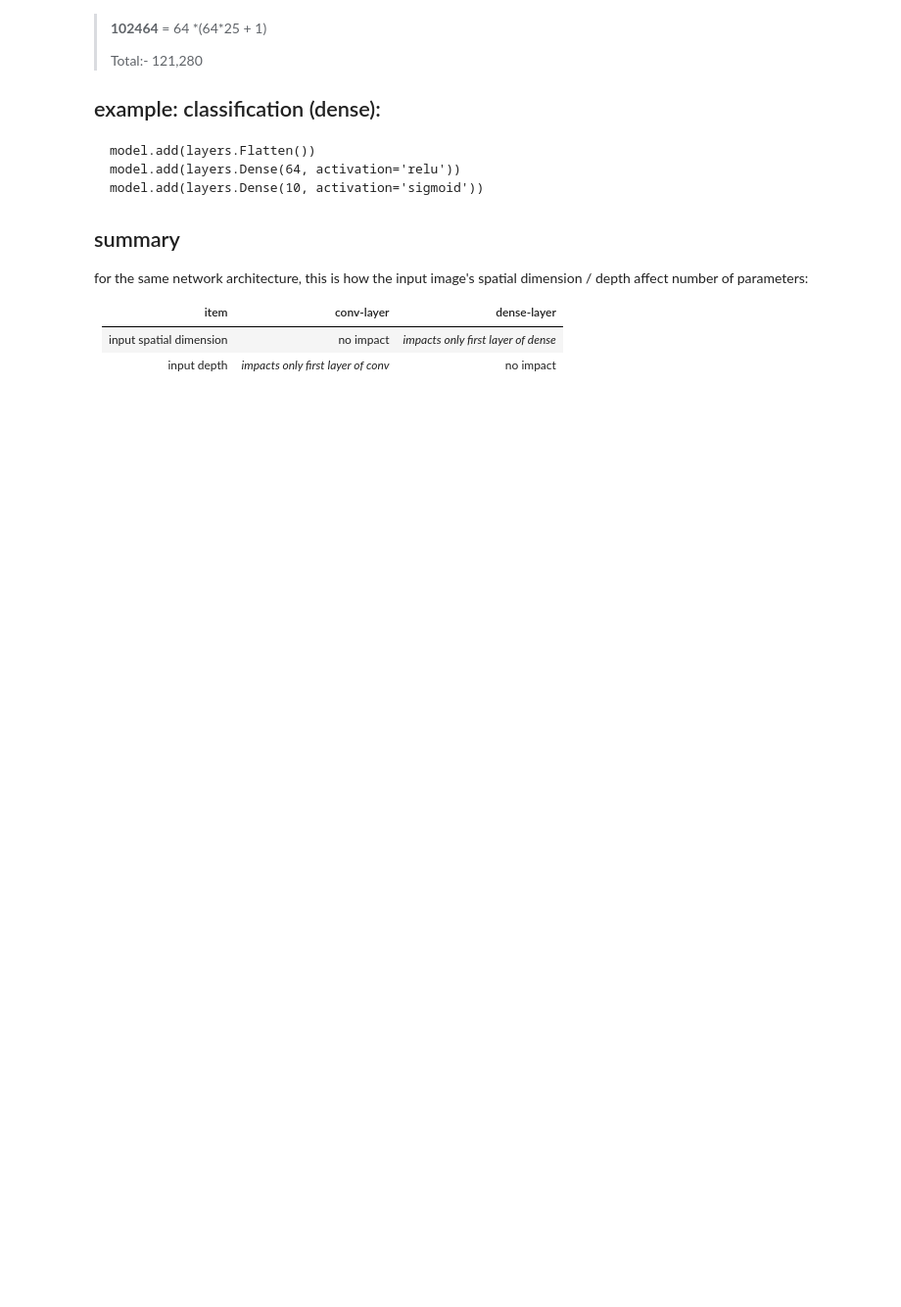
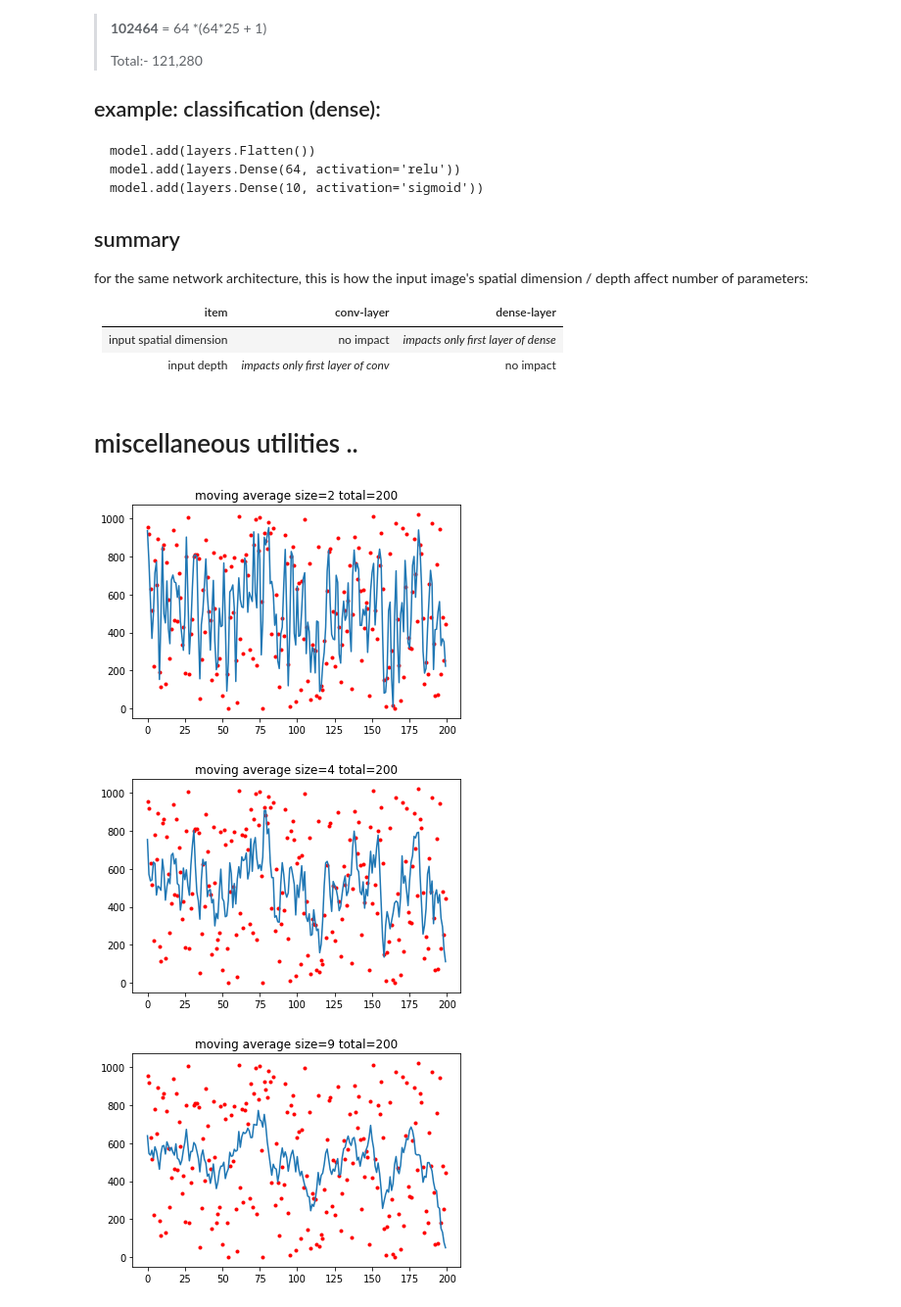
Before and after one commit to sudzam/ProjectX, a Jupyter notebook: sandbox/sudi/jupyter/misc-inituition.ipynb, the cells around one changed output. Shown at 98% size. Saved outputs shown, nothing was run; the diff lists cells and outputs as text; code cells hidden in the pictures; blank space fills up the shorter version.

Commit message:
updated, by, adding moving average ..

```diff
--- a/sandbox/sudi/jupyter/misc-inituition.ipynb
+++ b/sandbox/sudi/jupyter/misc-inituition.ipynb
@@ -247,3 +247,48 @@ for the same network architecture, this is how the input image's spatial dimensi
 |---|---|---
 |input spatial dimension|no impact| *impacts only first layer of dense*
 |input depth | *impacts only first layer of conv* | no impact
+# %% [markdown]
+# miscellaneous utilities ..
+# %%
+# moving average ..
+def moving_average(data,mov_avg_size=2):
+
+    # adduming data is of type ndarray
+    num_data     = data.size
+
+    nums  = data.reshape(num_data,)
+    acc   = np.zeros(num_data)
+    nnums = np.append(nums,np.zeros(mov_avg_size,))
+    num_el=len(nnums)
+
+    for i in range(0,mov_avg_size):
+        slc = nnums[i:num_data+i]
+        acc = acc + slc
+
+    # calculate moving average
+    mov_avg = acc/mov_avg_size
+
+    # sanity check
+    if (mov_avg_size==1):
+        assert(np.array_equal(nums,mov_avg))
+
+    # plot
+    title = 'moving average size=' + str(mov_avg_size) + " total=" + str(num_data)
+    label = 'mov_avg=' + str(mov_avg_size)
+    plt.plot(nums,'r.',)
+    plt.title(title)
+    plt.plot(mov_avg)
+    plt.show()
+
+# test code
+num_data     = 200
+data = np.random.randint(0x400,size=(num_data))
+
+# see effect of moving average size
+moving_average(data,0x2)
+moving_average(data,0x4)
+moving_average(data,0x9)
+# %% [output]
+[figure, added]
+[figure, added]
+[figure, added]
```
